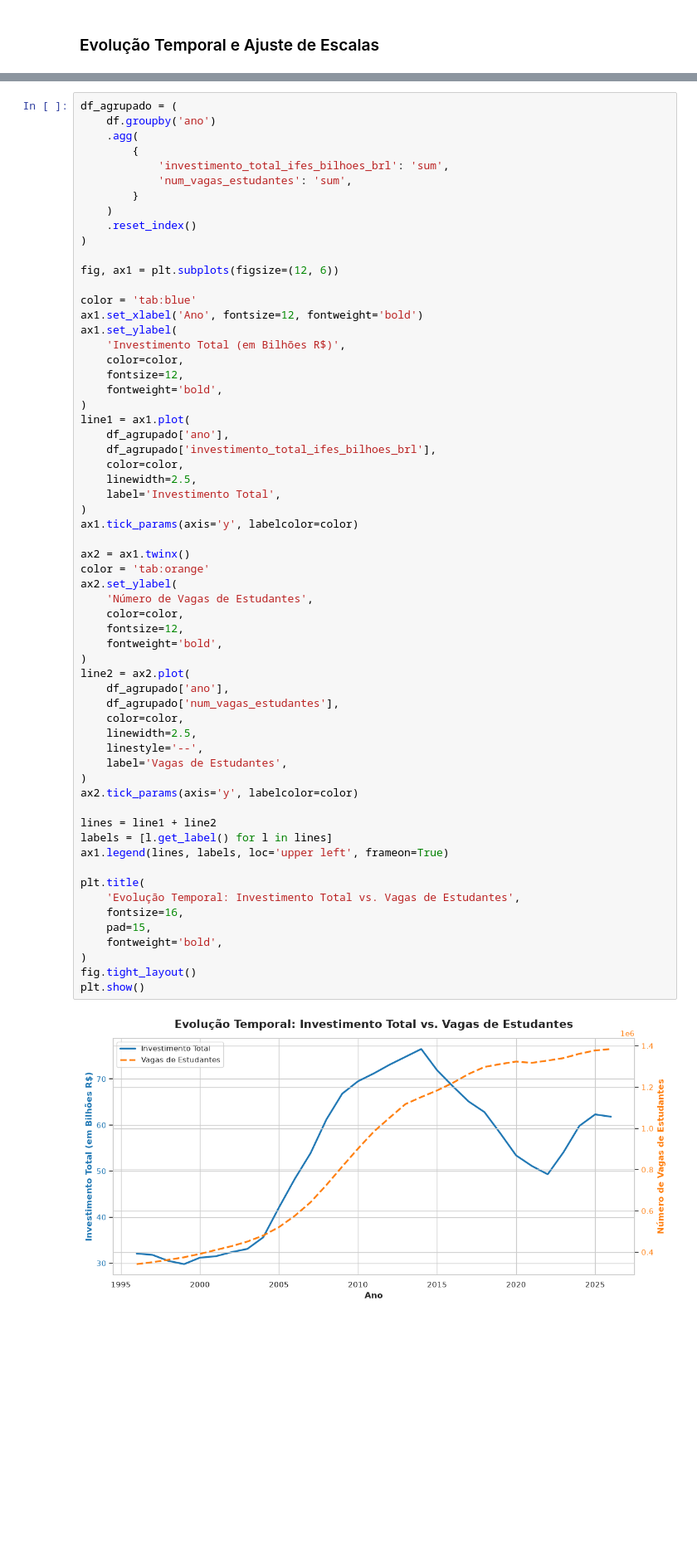
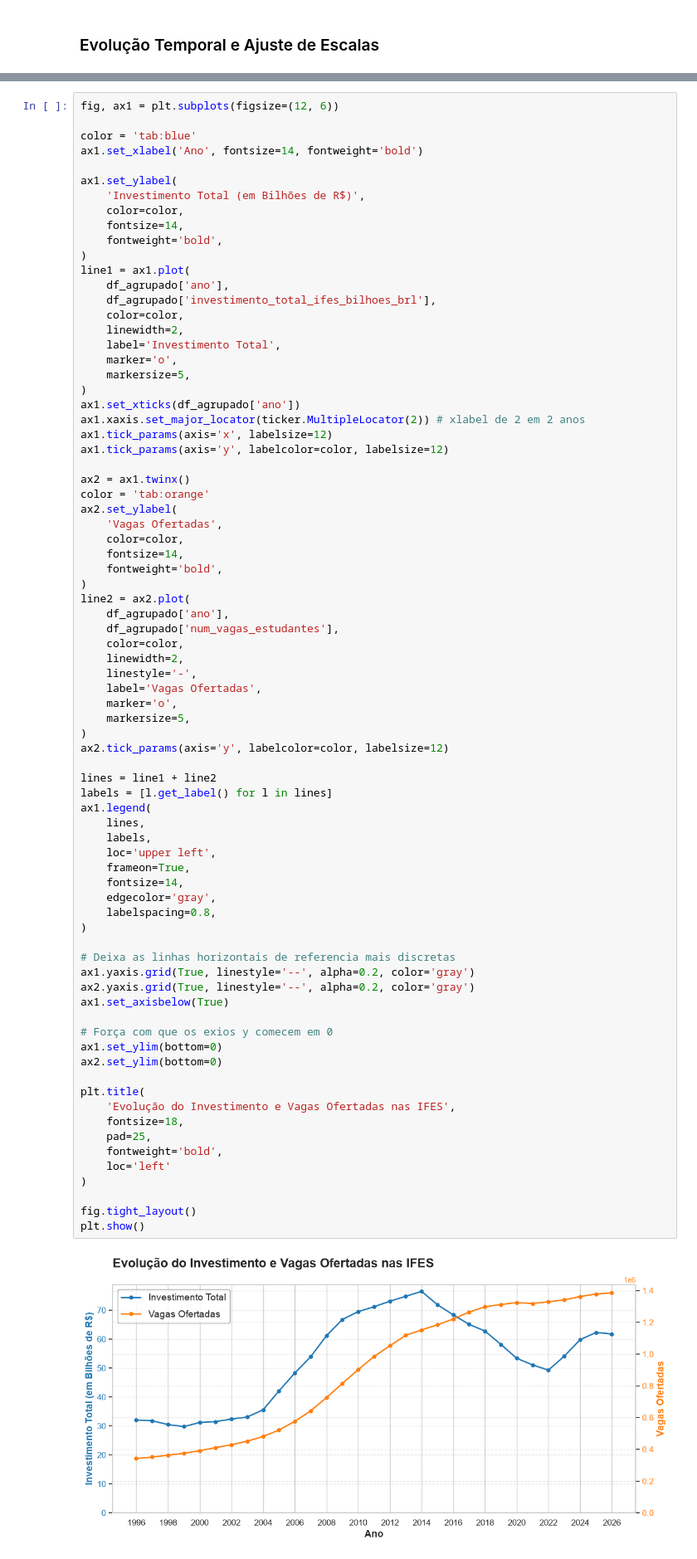
Before and after one commit to Voamorim/TecnologiasDataScience, a Jupyter notebook: VisualizaçãoIFES/main.ipynb, the cells around one changed output, grey strips where cells are left out. Shown at 83% size. Cells and saved outputs as stored; diff of their text form; blank space fills up the shorter version.

```diff
--- a/VisualizaçãoIFES/main.ipynb
+++ b/VisualizaçãoIFES/main.ipynb
@@ -28,64 +41,80 @@ df.head()
 # %%
-df_agrupado = (
-    df.groupby('ano')
-    .agg(
-        {
-            'investimento_total_ifes_bilhoes_brl': 'sum',
-            'num_vagas_estudantes': 'sum',
-        }
-    )
-    .reset_index()
-)
-
 fig, ax1 = plt.subplots(figsize=(12, 6))
 
 color = 'tab:blue'
-ax1.set_xlabel('Ano', fontsize=12, fontweight='bold')
+ax1.set_xlabel('Ano', fontsize=14, fontweight='bold')
+
 ax1.set_ylabel(
-    'Investimento Total (em Bilhões R$)',
+    'Investimento Total (em Bilhões de R$)',
     color=color,
-    fontsize=12,
+    fontsize=14,
     fontweight='bold',
 )
 line1 = ax1.plot(
     df_agrupado['ano'],
     df_agrupado['investimento_total_ifes_bilhoes_brl'],
     color=color,
-    linewidth=2.5,
+    linewidth=2,
     label='Investimento Total',
+    marker='o',
+    markersize=5,
 )
-ax1.tick_params(axis='y', labelcolor=color)
+ax1.set_xticks(df_agrupado['ano'])
+ax1.xaxis.set_major_locator(ticker.MultipleLocator(2)) # xlabel de 2 em 2 anos
+ax1.tick_params(axis='x', labelsize=12)
+ax1.tick_params(axis='y', labelcolor=color, labelsize=12)
 
 ax2 = ax1.twinx()
 color = 'tab:orange'
 ax2.set_ylabel(
-    'Número de Vagas de Estudantes',
+    'Vagas Ofertadas',
     color=color,
-    fontsize=12,
+    fontsize=14,
     fontweight='bold',
 )
 line2 = ax2.plot(
     df_agrupado['ano'],
     df_agrupado['num_vagas_estudantes'],
     color=color,
-    linewidth=2.5,
-    linestyle='--',
-    label='Vagas de Estudantes',
+    linewidth=2,
+    linestyle='-',
+    label='Vagas Ofertadas',
+    marker='o',
+    markersize=5,
 )
-ax2.tick_params(axis='y', labelcolor=color)
+ax2.tick_params(axis='y', labelcolor=color, labelsize=12)
 
 lines = line1 + line2
 labels = [l.get_label() for l in lines]
-ax1.legend(lines, labels, loc='upper left', frameon=True)
+ax1.legend(
+    lines,
+    labels,
+    loc='upper left',
+    frameon=True,
+    fontsize=14,
+    edgecolor='gray',
+    labelspacing=0.8,
+)
+
+# Deixa as linhas horizontais de referencia mais discretas
+ax1.yaxis.grid(True, linestyle='--', alpha=0.2, color='gray')
+ax2.yaxis.grid(True, linestyle='--', alpha=0.2, color='gray')
+ax1.set_axisbelow(True)
+
+# Força com que os exios y comecem em 0
+ax1.set_ylim(bottom=0)
+ax2.set_ylim(bottom=0)
 
 plt.title(
-    'Evolução Temporal: Investimento Total vs. Vagas de Estudantes',
-    fontsize=16,
-    pad=15,
+    'Evolução do Investimento e Vagas Ofertadas nas IFES',
+    fontsize=18,
+    pad=25,
     fontweight='bold',
+    loc='left'
 )
+
 fig.tight_layout()
 plt.show()
 # %% [output]
-[figure, old version]
+[figure, new version]
 # %% [markdown]
```
Also changed, not shown: parts of 27 cells of this notebook, 4 other files.
